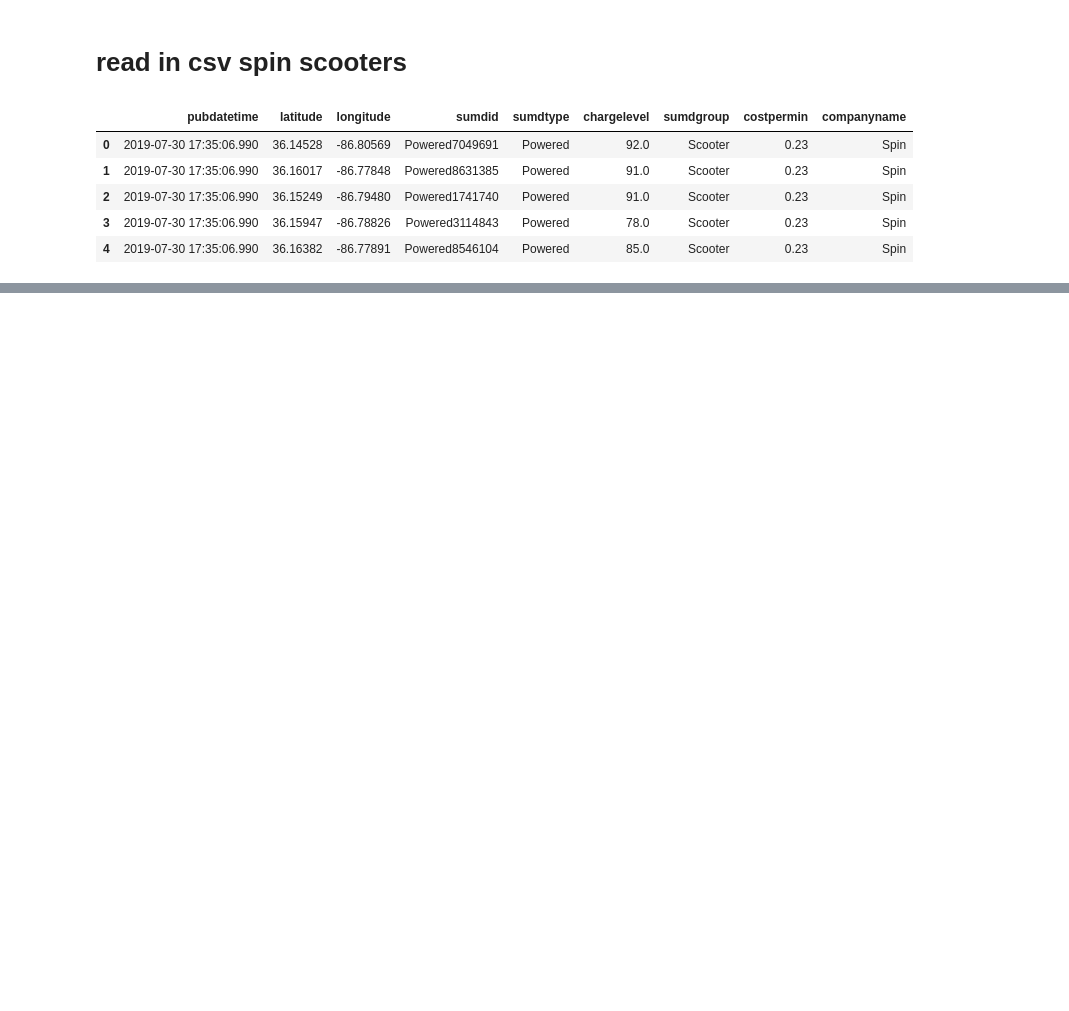
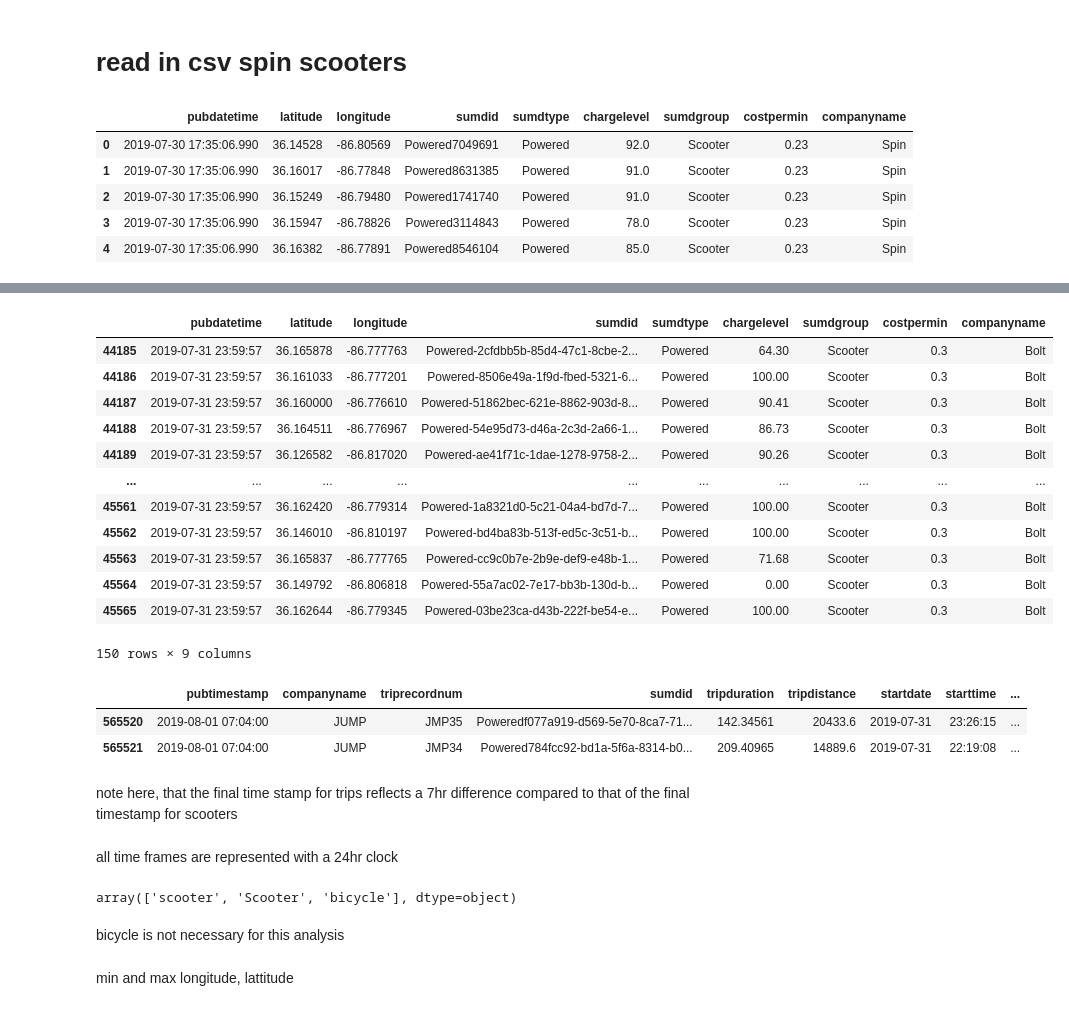
Before and after one commit to NSS-Data-Analytics-Cohort-11/scooters-hot_honey, a Jupyter notebook: notebook/metro_scooters.ipynb, the cells around one changed output, grey strips where cells are left out. Cells and saved outputs as stored; diff of their text form; code cells hidden in the pictures; blank space fills up the shorter version.

```diff
--- a/notebook/metro_scooters.ipynb
+++ b/notebook/metro_scooters.ipynb
@@ -190,0 +209,3 @@ trips.head()
+# %%
+scooters_list = [bird_scooters, bolt_scooters, gotcha_scooters, jump_scooters, lime_scooters, lyft_scooters, spin_scooters]
+scootersdf = pd.concat(scooters_list)
@@ -190,0 +294,3 @@ trips.head()
+# %%
+#convert pubdatetime in scootersdf to data time instead of object
+scootersdf['pubdatetime'] = pd.to_datetime(scootersdf['pubdatetime'], dayfirst=True, format = 'mixed')
@@ -190,0 +351,34 @@ trips.head()
+# %%
+scootersdf.query('pubdatetime=="2019-07-31 23:59:57"')
+# %% [output]
+|  | pubdatetime | latitude | longitude | sumdid | sumdtype | chargelevel | sumdgroup | costpermin | companyname |
+| 44185 | 2019-07-31 23:59:57 | 36.165878 | -86.777763 | Powered-2cfdbb5b-85d4-47c1-8cbe-2... | Powered | 64.30 | Scooter | 0.3 | Bolt |
+| 44186 | 2019-07-31 23:59:57 | 36.161033 | -86.777201 | Powered-8506e49a-1f9d-fbed-5321-6... | Powered | 100.00 | Scooter | 0.3 | Bolt |
+| 44187 | 2019-07-31 23:59:57 | 36.160000 | -86.776610 | Powered-51862bec-621e-8862-903d-8... | Powered | 90.41 | Scooter | 0.3 | Bolt |
+| 44188 | 2019-07-31 23:59:57 | 36.164511 | -86.776967 | Powered-54e95d73-d46a-2c3d-2a66-1... | Powered | 86.73 | Scooter | 0.3 | Bolt |
+| 44189 | 2019-07-31 23:59:57 | 36.126582 | -86.817020 | Powered-ae41f71c-1dae-1278-9758-2... | Powered | 90.26 | Scooter | 0.3 | Bolt |
+| ... | ... | ... | ... | ... | ... | ... | ... | ... | ... |
+| 45561 | 2019-07-31 23:59:57 | 36.162420 | -86.779314 | Powered-1a8321d0-5c21-04a4-bd7d-7... | Powered | 100.00 | Scooter | 0.3 | Bolt |
+| 45562 | 2019-07-31 23:59:57 | 36.146010 | -86.810197 | Powered-bd4ba83b-513f-ed5c-3c51-b... | Powered | 100.00 | Scooter | 0.3 | Bolt |
+| 45563 | 2019-07-31 23:59:57 | 36.165837 | -86.777765 | Powered-cc9c0b7e-2b9e-def9-e48b-1... | Powered | 71.68 | Scooter | 0.3 | Bolt |
+| 45564 | 2019-07-31 23:59:57 | 36.149792 | -86.806818 | Powered-55a7ac02-7e17-bb3b-130d-b... | Powered | 0.00 | Scooter | 0.3 | Bolt |
+| 45565 | 2019-07-31 23:59:57 | 36.162644 | -86.779345 | Powered-03be23ca-d43b-222f-be54-e... | Powered | 100.00 | Scooter | 0.3 | Bolt |
+150 rows × 9 columns
+# %%
+trips.query('pubtimestamp=="2019-08-01 07:04:00"')
+# %% [output]
+|  | pubtimestamp | companyname | triprecordnum | sumdid | tripduration | tripdistance | startdate | starttime | ... |
+| 565520 | 2019-08-01 07:04:00 | JUMP | JMP35 | Poweredf077a919-d569-5e70-8ca7-71... | 142.34561 | 20433.6 | 2019-07-31 | 23:26:15 | ... |
+| 565521 | 2019-08-01 07:04:00 | JUMP | JMP34 | Powered784fcc92-bd1a-5f6a-8314-b0... | 209.40965 | 14889.6 | 2019-07-31 | 22:19:08 | ... |
+# %% [markdown]
+note here, that the final time stamp for trips reflects a 7hr difference compared to that of the final timestamp for scooters
+# %% [markdown]
+all time frames are represented with a 24hr clock
+# %%
+scootersdf.sumdgroup.unique()
+# %% [output]
+array(['scooter', 'Scooter', 'bicycle'], dtype=object)
+# %% [markdown]
+bicycle is not necessary for this analysis
+# %% [markdown]
+min and max longitude, lattitude
```
Also changed, not shown: parts of 45 cells of this notebook.
